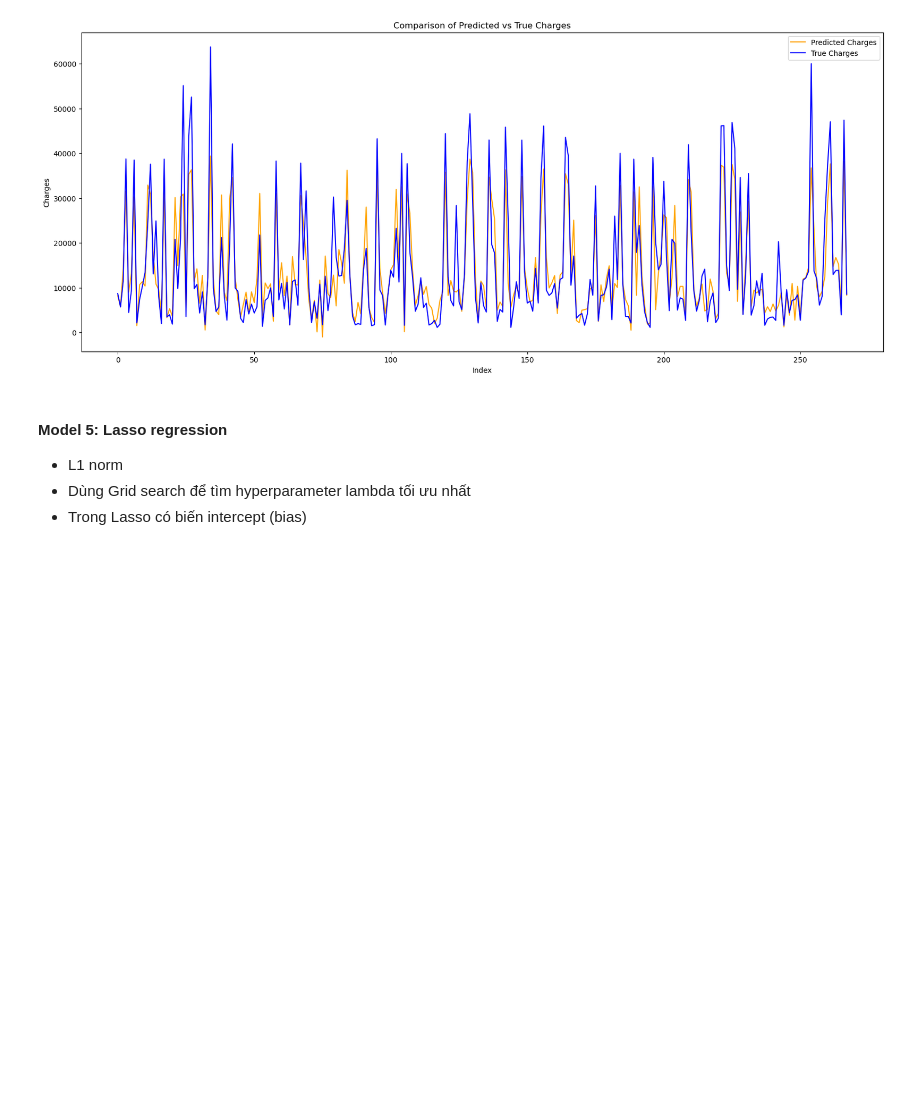
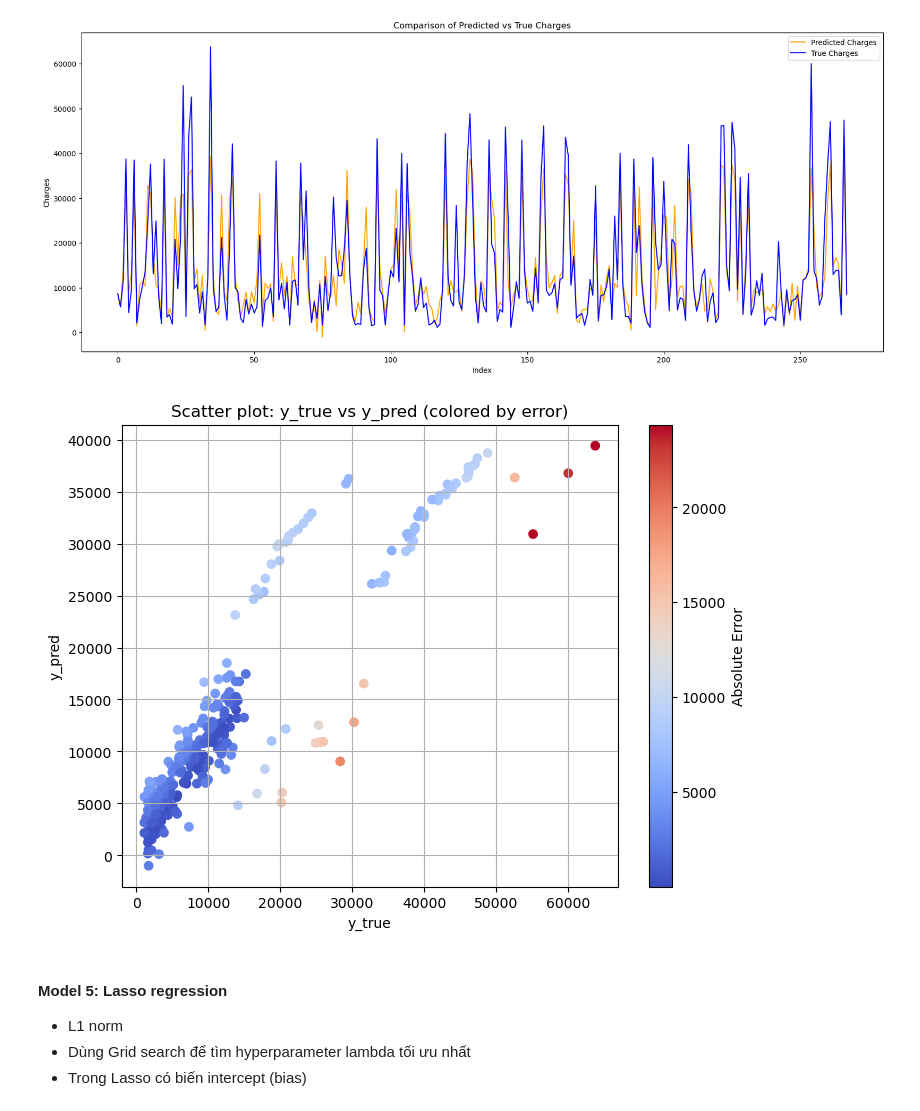
Before and after one commit to DinhXuanKhuong/Linear-Regression_Medical-Insurance-Cost-Prediction, a Jupyter notebook: finally_code.ipynb, the cells around one changed output. Saved outputs shown, nothing was run; the diff lists cells and outputs as text; code cells hidden in the pictures; blank space fills up the shorter version.

```diff
--- a/finally_code.ipynb
+++ b/finally_code.ipynb
@@ -585,6 +593,10 @@ Best alpha: 10
 compare_output(y_pred=y_predicted, y_true=y_test_numpy)
 # %% [output]
 [figure]
+# %%
+plot_scatter(y_test_numpy, y_predicted)
+# %% [output]
+[figure, added]
 # %% [markdown]
 #### Model 5: Lasso regression
 * L1 norm
```
Also changed, not shown: parts of 18 cells of this notebook.
